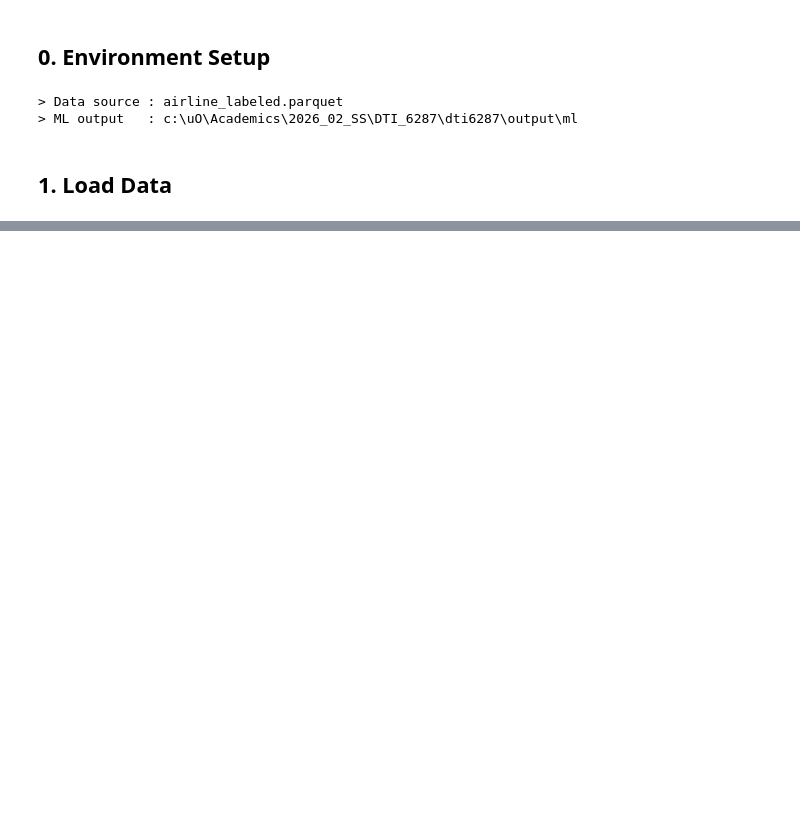
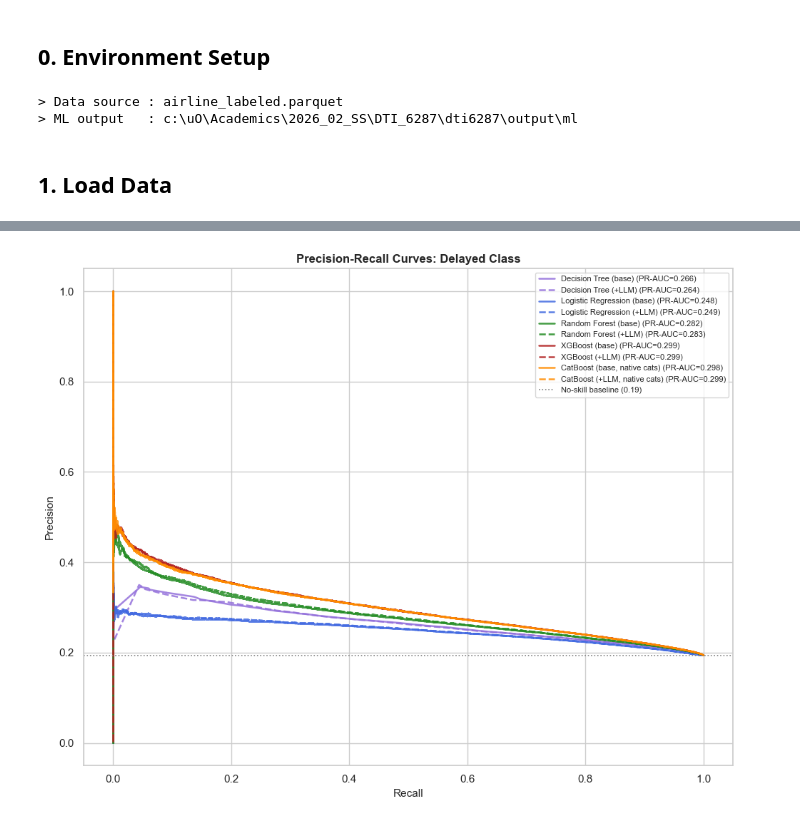
Before and after one commit to jaxendutta/dti6287, a Jupyter notebook: notebooks/03_ml_modeling.ipynb, the cells around one changed output, grey strips where cells are left out. Cells and saved outputs as stored; diff of their text form; code cells hidden in the pictures; blank space fills up the shorter version.

```diff
--- a/notebooks/03_ml_modeling.ipynb
+++ b/notebooks/03_ml_modeling.ipynb
@@ -600,0 +624,25 @@ If the LLM labels are meaningful, flights assigned to 'high delay risk' carriers
+# %%
+fig, ax = plt.subplots(figsize=(10, 8))
+for key, res in results.items():
+    if res['y_prob'] is None: continue
+    prec, rec, _ = precision_recall_curve(y_test, res['y_prob'])
+    pr_auc = auc(rec, prec)
+    m_type = key.split('_')[0]
+    f_type = key.split('_')[1]
+    ax.plot(rec, prec,
+            label='{} (PR-AUC={:.3f})'.format(res['label'], pr_auc),
+            color=MODEL_COLORS.get(m_type, 'gray'),
+            linestyle=LINE_STYLES.get(f_type, '-'),
+            linewidth=1.8, alpha=0.85)
+baseline_pr = y_test.mean()
+ax.axhline(baseline_pr, color='gray', linestyle=':', linewidth=1.2,
+           label='No-skill baseline ({:.2f})'.format(baseline_pr))
+ax.set_xlabel('Recall', fontsize=11)
+ax.set_ylabel('Precision', fontsize=11)
+ax.set_title('Precision-Recall Curves: Delayed Class', fontweight='bold', fontsize=12)
+ax.legend(loc='upper right', fontsize=8)
+plt.tight_layout()
+plt.savefig(ML_OUTPUT / 'pr_curves_v3.png', dpi=150)
+plt.show()
+# %% [output]
+[figure, added]
```
Also changed, not shown: parts of 93 cells of this notebook, 3 other files.
